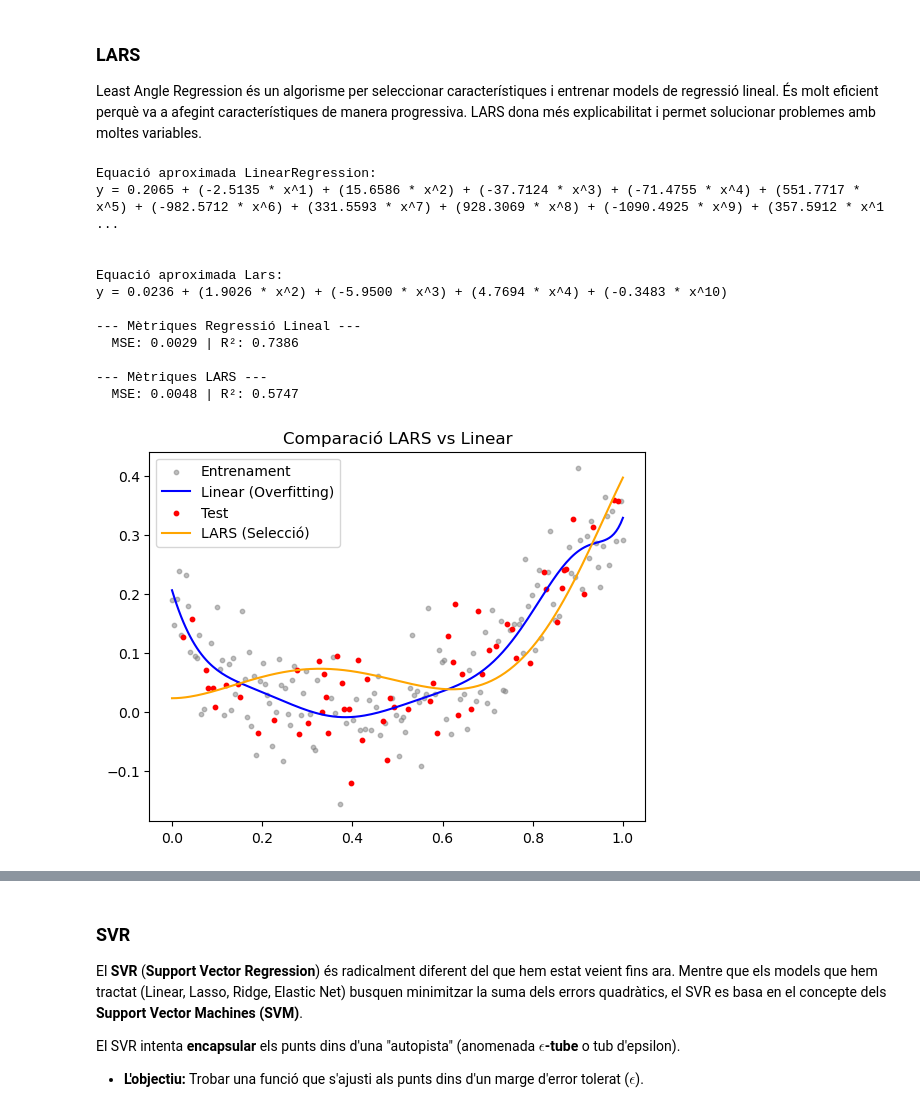
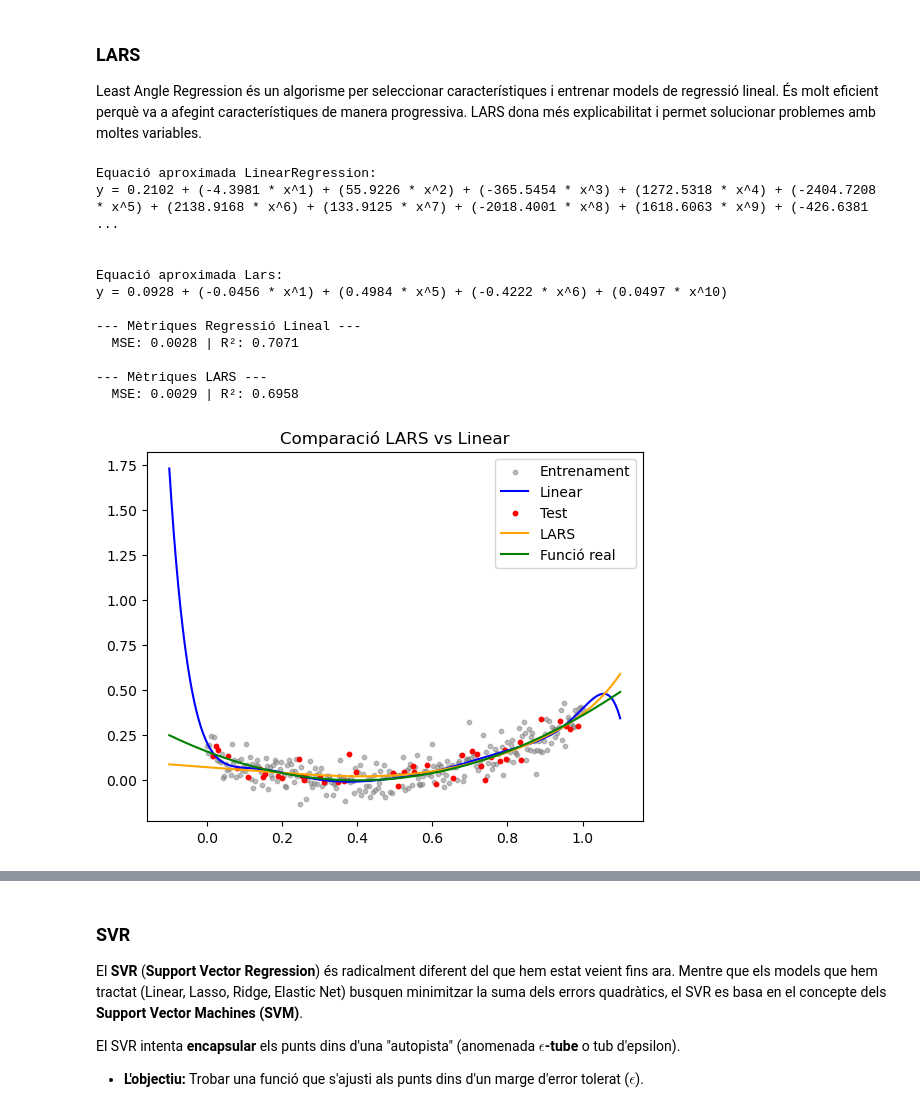
Before and after one commit to xxjcaxx/Disseny-i-avaluacio-de-models, a Jupyter notebook: apunts/documents/regressió.ipynb, the cells around one changed output, grey strips where cells are left out. Saved outputs shown, nothing was run; the diff lists cells and outputs as text; code cells hidden in the pictures.

```diff
--- a/apunts/documents/regressió.ipynb
+++ b/apunts/documents/regressió.ipynb
@@ -1406,18 +1406,19 @@ from sklearn.pipeline import make_pipeline
 from sklearn.model_selection import train_test_split
 import numpy as np
 import matplotlib.pyplot as plt
+from sklearn.preprocessing import StandardScaler
 
 # 1. Generació de dades
 np.random.seed(42)
-X = np.linspace(0, 1, 200).reshape(-1, 1)
-y = (X - 0.4)**2 + np.random.randn(200, 1) * 0.06
-X_train, X_test, y_train, y_test = train_test_split(X, y, test_size=0.3, random_state=42)
+X = np.linspace(0, 1, 300).reshape(-1, 1)
+y = (X - 0.4)**2 + np.random.randn(300, 1) * 0.06
+X_train, X_test, y_train, y_test = train_test_split(X, y, test_size=0.15, random_state=42)
 
 # 2. Models: Lineal vs LARS
 degree = 10
 model_lin = make_pipeline(PolynomialFeatures(degree), LinearRegression())
 # n_nonzero_coefs limita quants paràmetres pot utilitzar (selecció automàtica)
-model_lars = make_pipeline(PolynomialFeatures(degree), Lars(n_nonzero_coefs=5))
+model_lars = make_pipeline(PolynomialFeatures(degree), StandardScaler(), Lars(n_nonzero_coefs=5))
 
 model_lin.fit(X_train, y_train)
 model_lars.fit(X_train, y_train)
@@ -1437,38 +1438,41 @@ def imprimir_equacio(model, nom):
     print(f"\nEquació aproximada {nom}: \n{eq}\n")
 
 # 4. Resultats i Mètriques
 def calcular_metriques(y_true, y_pred, nom):
     mse = mean_squared_error(y_true, y_pred)
     r2 = r2_score(y_true, y_pred)
     print(f"--- Mètriques {nom} ---")
     print(f"  MSE: {mse:.4f} | R²: {r2:.4f}\n")
 
 imprimir_equacio(model_lin, "LinearRegression")
 imprimir_equacio(model_lars, "Lars")
 
 calcular_metriques(y_test, model_lin.predict(X_test), "Regressió Lineal")
 calcular_metriques(y_test, model_lars.predict(X_test), "LARS")
 
 # 5. Visualització
-X_plot = np.linspace(0, 1, 200).reshape(-1, 1)
+#X_plot = np.linspace(0, 1, 200).reshape(-1, 1)
+X_plot = np.linspace(-0.1, 1.1, 200).reshape(-1, 1)
+
 plt.scatter(X_train, y_train, color='gray', s=10, label='Entrenament', alpha=0.5)
-plt.plot(X_plot, model_lin.predict(X_plot), label='Linear (Overfitting)', color='blue')
+plt.plot(X_plot, model_lin.predict(X_plot), label='Linear', color='blue')
 plt.scatter(X_test, y_test, color='red', s=10, label='Test')
-plt.plot(X_plot, model_lars.predict(X_plot), label='LARS (Selecció)', color='orange')
+plt.plot(X_plot, model_lars.predict(X_plot), label='LARS', color='orange')
+plt.plot(X_plot, (X_plot - 0.4)**2 , label='Funció real', color='green')
 plt.legend()
 plt.title("Comparació LARS vs Linear")
 plt.show()
 # %% [output]
 Equació aproximada LinearRegression:
-y = 0.2065 + (-2.5135 * x^1) + (15.6586 * x^2) + (-37.7124 * x^3) + (-71.4755 * x^4) + (551.7717 * x^5) + (-982.5712 * x^6) + (331.5593 * x^7) + (928.3069 * x^8) + (-1090.4925 * x^9) + (357.5912 * x^1 ...
+y = 0.2102 + (-4.3981 * x^1) + (55.9226 * x^2) + (-365.5454 * x^3) + (1272.5318 * x^4) + (-2404.7208 * x^5) + (2138.9168 * x^6) + (133.9125 * x^7) + (-2018.4001 * x^8) + (1618.6063 * x^9) + (-426.6381 ...
 
 
 Equació aproximada Lars:
-y = 0.0236 + (1.9026 * x^2) + (-5.9500 * x^3) + (4.7694 * x^4) + (-0.3483 * x^10)
+y = 0.0928 + (-0.0456 * x^1) + (0.4984 * x^5) + (-0.4222 * x^6) + (0.0497 * x^10)
 
 --- Mètriques Regressió Lineal ---
-  MSE: 0.0029 | R²: 0.7386
+  MSE: 0.0028 | R²: 0.7071
 
 --- Mètriques LARS ---
-  MSE: 0.0048 | R²: 0.5747
+  MSE: 0.0029 | R²: 0.6958
-[figure, old version]
+[figure, new version]
```
Also changed, not shown: parts of 22 cells of this notebook, 3 other files.
